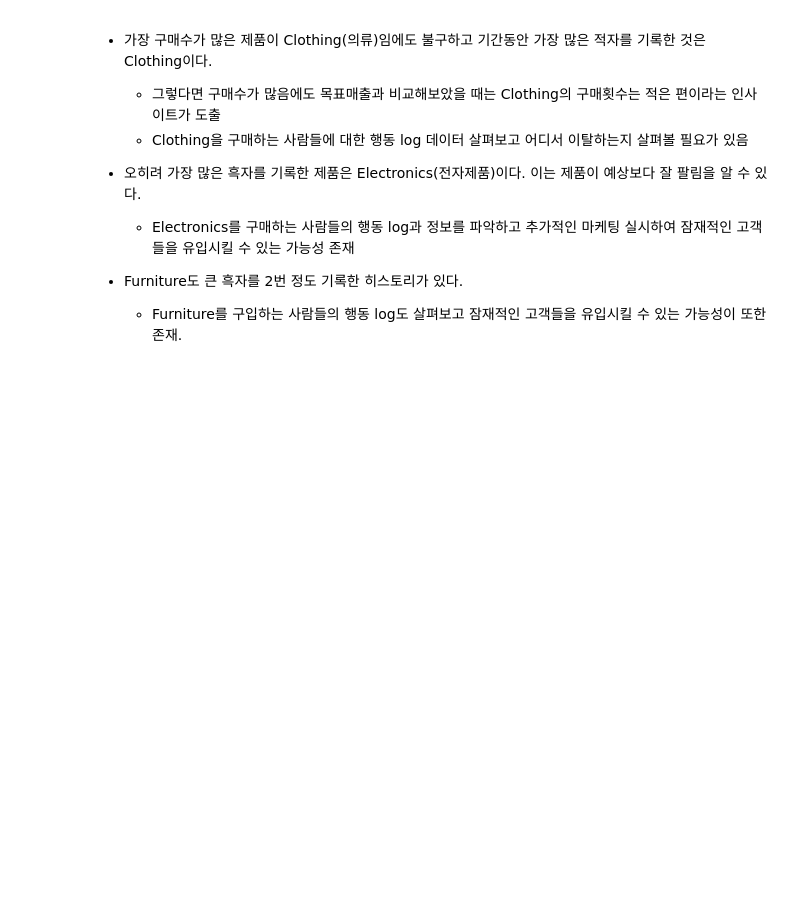
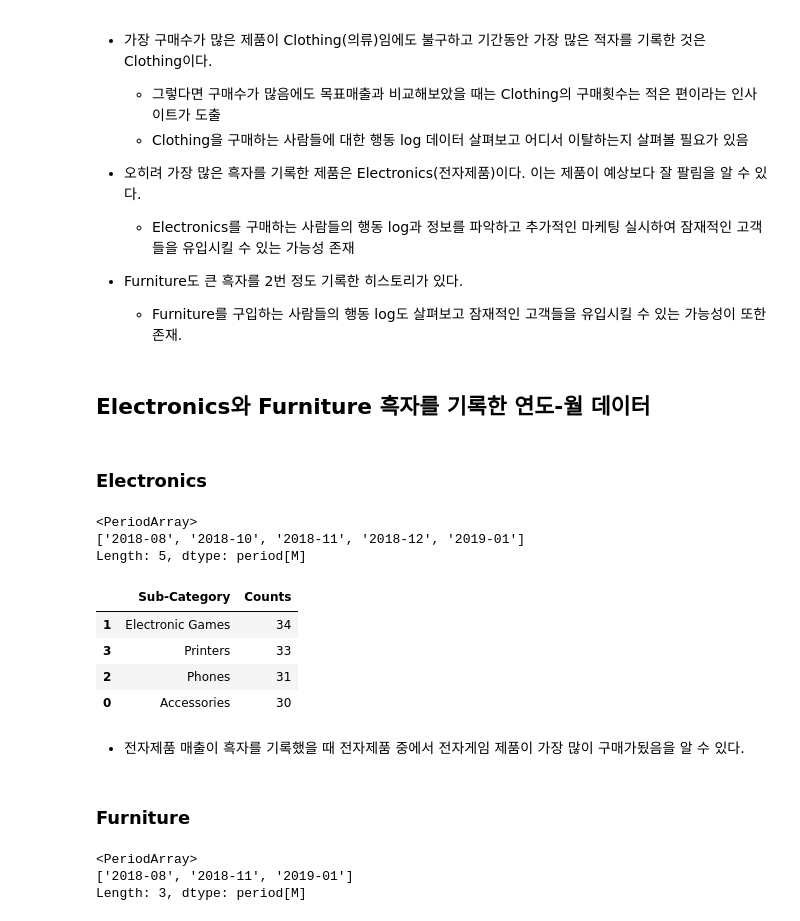
Before and after one commit to young-hun-jo/DataAnalysis, a Jupyter notebook: india-e-commerce/analysis_myself.ipynb, the cells around one changed output. Saved outputs shown, nothing was run; the diff lists cells and outputs as text; code cells hidden in the pictures; blank space fills up the shorter version.

```diff
--- a/india-e-commerce/analysis_myself.ipynb
+++ b/india-e-commerce/analysis_myself.ipynb
@@ -613,3 +613,39 @@ sns.catplot(data=date_deficit, x='Monthly Order Date', y='deficit_amount',
 
 - Furniture도 큰 흑자를 2번 정도 기록한 히스토리가 있다.
     * Furniture를 구입하는 사람들의 행동 log도 살펴보고 잠재적인 고객들을 유입시킬 수 있는 가능성이 또한 존재.
+# %% [markdown]
+## Electronics와 Furniture 흑자를 기록한 연도-월 데이터
+# %% [markdown]
+### Electronics
+# %%
+electronic_df = merge_df.loc[(merge_df['year_month'] == '2018-11') | (merge_df['year_month'] == '2018-12') | (merge_df['year_month'] == '2018-08') | (merge_df['year_month'] == '2018-10') | (merge_df['year_month'] == '2019-01')]
+electronic_df = electronic_df[electronic_df['Category'] == 'Electronics']
+electronic_df['year_month'].unique()
+# %% [output]
+<PeriodArray>
+['2018-08', '2018-10', '2018-11', '2018-12', '2019-01']
+Length: 5, dtype: period[M]
+# %%
+# 제품을 많이 구입한 State, City는 안봐도 전체 구매횟수가 많은 State, City일 것이다.
+# 그렇다면 Electronics에서 어떤 서브카테고리의 제품이 가장 많이 팔렸는지 살펴보자.
+sub_elec = electronic_df.groupby('Sub-Category', as_index=False).agg({'Category':'count'}).rename(columns={'Category':'Counts'})
+sub_elec = sub_elec.sort_values(by='Counts', ascending=False)
+sub_elec
+# %% [output]
+|  | Sub-Category | Counts |
+| 1 | Electronic Games | 34 |
+| 3 | Printers | 33 |
+| 2 | Phones | 31 |
+| 0 | Accessories | 30 |
+# %% [markdown]
+- 전자제품 매출이 흑자를 기록했을 때 전자제품 중에서 전자게임 제품이 가장 많이 구매가됬음을 알 수 있다.
+# %% [markdown]
+### Furniture
+# %%
+furniture_df = merge_df.loc[(merge_df['year_month'] == '2018-08') | (merge_df['year_month'] == '2018-11') | (merge_df['year_month'] == '2019-01')]
+furniture_df = furniture_df[furniture_df['Category'] == 'Furniture']
+furniture_df['year_month'].unique()
+# %% [output]
+<PeriodArray>
+['2018-08', '2018-11', '2019-01']
+Length: 3, dtype: period[M]
```
Also changed, not shown: parts of 3 cells of this notebook.
